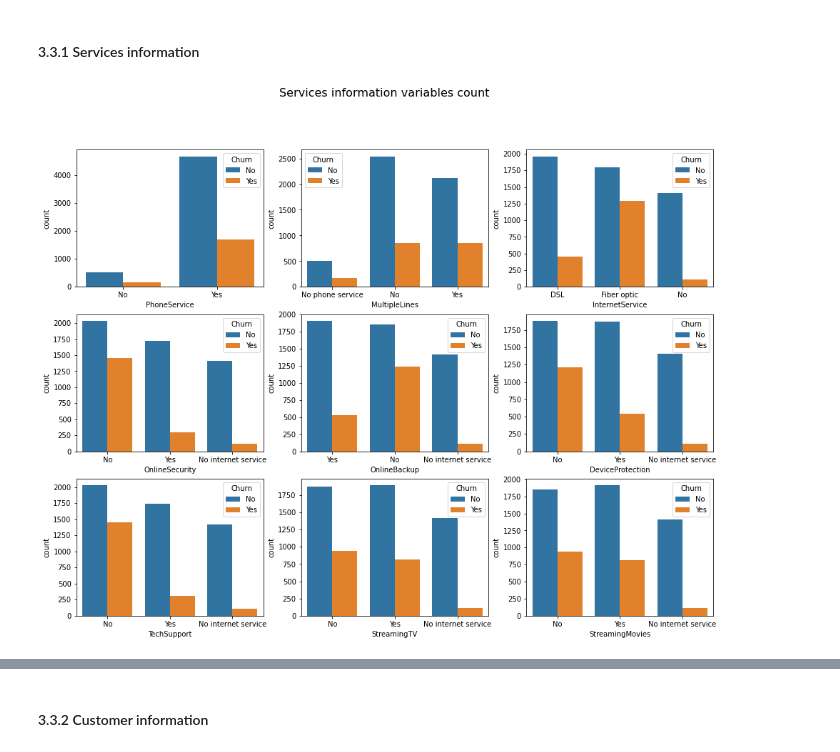
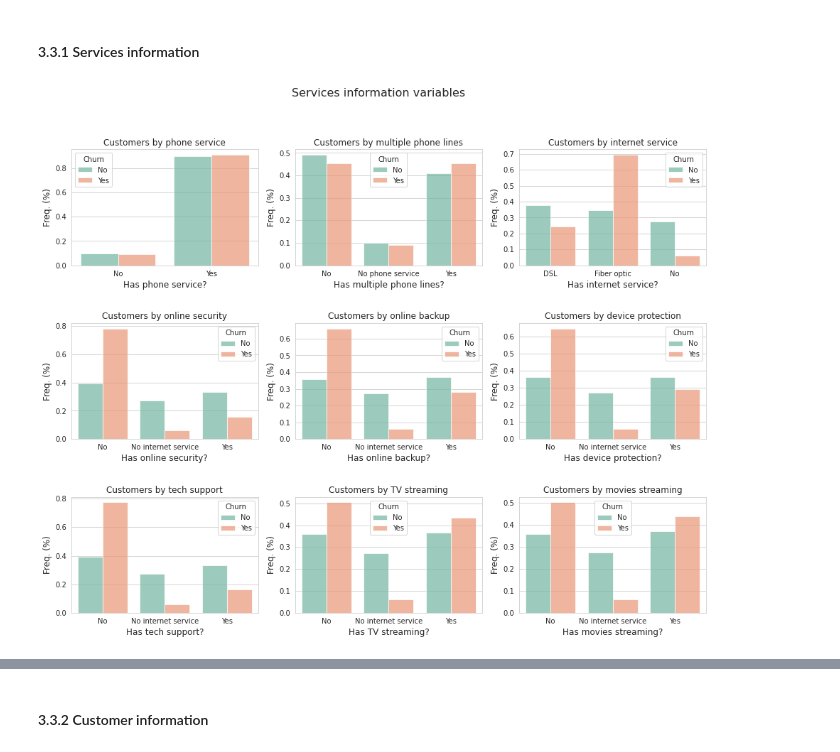
Before and after one commit to manuelcalcada/Telco-Customer-Churn, a Jupyter notebook: 1. EDA/Telco_churn - EDA.ipynb, the cells around one changed output, grey strips where cells are left out. Drawn from its saved outputs; the diff is of its cells as text; code cells hidden in the pictures.

```diff
--- a/1. EDA/Telco_churn - EDA.ipynb
+++ b/1. EDA/Telco_churn - EDA.ipynb
@@ -153,6 +151,8 @@ from google.colab import drive
 pd.options.display.max_columns = None
 np.random.seed(10)
 seed = 10
+sns.set_palette("Set2")
+sns.set_style("whitegrid")
 # %% [markdown]
 ## 2. Data gathering
 # %% [markdown]
@@ -164,5 +164,5 @@ Drive already mounted at /content/drive/; to attempt to forcibly remount, call d
 # %%
-data = pd.read_csv('/content/drive/MyDrive/CHURN/Data/Telco_churn_data.csv', sep = ',') # reading data from csv
+data = pd.read_csv('/content/drive/MyDrive/Kaggle studies/1. Telco Customer Churn/Data/Telco_churn_data.csv', sep = ',') # reading data from csv
 data.head() # show first 5 lines
 # %% [output]
 |  | customerID | gender | SeniorCitizen | Partner | Dependents | tenure | PhoneService | MultipleLines | ... |
@@ -588,17 +588,64 @@ plt.show()
 #### 3.3.1 Services information
 # %%
 fig, axs = plt.subplots(3, 3, figsize=(16, 12))
-sns.countplot(data=data, x="PhoneService", ax=axs[0,0], hue=data.Churn)
-sns.countplot(data=data, x="MultipleLines", ax=axs[0,1], hue=data.Churn)
-sns.countplot(data=data, x="InternetService", ax=axs[0,2], hue=data.Churn)
-sns.countplot(data=data, x="OnlineSecurity", ax=axs[1,0], hue=data.Churn)
-sns.countplot(data=data, x="OnlineBackup", ax=axs[1,1], hue=data.Churn)
-sns.countplot(data=data, x="DeviceProtection", ax=axs[1,2], hue=data.Churn)
-sns.countplot(data=data, x="TechSupport", ax=axs[2,0], hue=data.Churn)
-sns.countplot(data=data, x="StreamingTV", ax=axs[2,1], hue=data.Churn)
-sns.countplot(data=data, x="StreamingMovies", ax=axs[2,2], hue=data.Churn)
-fig.suptitle('Services information variables count', fontsize=16)
+
+freq = (data.groupby(['PhoneService','Churn']).size() / data.groupby(['Churn']).size()).reset_index().rename({0:'Frequência'}, axis=1)
+ax1 = sns.barplot(x='PhoneService', hue='Churn', y='Frequência', data=freq, alpha=0.7, ax=axs[0,0])
+ax1.title.set_text('Customers by phone service')
+ax1.set_xlabel('Has phone service?', fontsize=12)
+ax1.set_ylabel('Freq. (%)', fontsize=12)
+
+freq = (data.groupby(['MultipleLines','Churn']).size() / data.groupby(['Churn']).size()).reset_index().rename({0:'Frequência'}, axis=1)
+ax1 = sns.barplot(x='MultipleLines', hue='Churn', y='Frequência', data=freq, alpha=0.7, ax=axs[0,1])
+ax1.title.set_text('Customers by multiple phone lines')
+ax1.set_xlabel('Has multiple phone lines?', fontsize=12)
+ax1.set_ylabel('Freq. (%)', fontsize=12)
+
+freq = (data.groupby(['InternetService','Churn']).size() / data.groupby(['Churn']).size()).reset_index().rename({0:'Frequência'}, axis=1)
+ax1 = sns.barplot(x='InternetService', hue='Churn', y='Frequência', data=freq, alpha=0.7, ax=axs[0,2])
+ax1.title.set_text('Customers by internet service')
+ax1.set_xlabel('Has internet service?', fontsize=12)
+ax1.set_ylabel('Freq. (%)', fontsize=12)
+
+freq = (data.groupby(['OnlineSecurity','Churn']).size() / data.groupby(['Churn']).size()).reset_index().rename({0:'Frequência'}, axis=1)
+ax1 = sns.barplot(x='OnlineSecurity', hue='Churn', y='Frequência', data=freq, alpha=0.7, ax=axs[1,0])
+ax1.title.set_text('Customers by online security')
+ax1.set_xlabel('Has online security?', fontsize=12)
+ax1.set_ylabel('Freq. (%)', fontsize=12)
+
+freq = (data.groupby(['OnlineBackup','Churn']).size() / data.groupby(['Churn']).size()).reset_index().rename({0:'Frequência'}, axis=1)
+ax1 = sns.barplot(x='OnlineBackup', hue='Churn', y='Frequência', data=freq, alpha=0.7, ax=axs[1,1])
+ax1.title.set_text('Customers by online backup')
+ax1.set_xlabel('Has online backup?', fontsize=12)
+ax1.set_ylabel('Freq. (%)', fontsize=12)
+
+freq = (data.groupby(['DeviceProtection','Churn']).size() / data.groupby(['Churn']).size()).reset_index().rename({0:'Frequência'}, axis=1)
+ax1 = sns.barplot(x='DeviceProtection', hue='Churn', y='Frequência', data=freq, alpha=0.7, ax=axs[1,2])
+ax1.title.set_text('Customers by device protection')
+ax1.set_xlabel('Has device protection?', fontsize=12)
+ax1.set_ylabel('Freq. (%)', fontsize=12)
+
+freq = (data.groupby(['TechSupport','Churn']).size() / data.groupby(['Churn']).size()).reset_index().rename({0:'Frequência'}, axis=1)
+ax1 = sns.barplot(x='TechSupport', hue='Churn', y='Frequência', data=freq, alpha=0.7, ax=axs[2,0])
+ax1.title.set_text('Customers by tech support')
+ax1.set_xlabel('Has tech support?', fontsize=12)
+ax1.set_ylabel('Freq. (%)', fontsize=12)
+
+freq = (data.groupby(['StreamingTV','Churn']).size() / data.groupby(['Churn']).size()).reset_index().rename({0:'Frequência'}, axis=1)
+ax1 = sns.barplot(x='StreamingTV', hue='Churn', y='Frequência', data=freq, alpha=0.7, ax=axs[2,1])
+ax1.title.set_text('Customers by TV streaming')
+ax1.set_xlabel('Has TV streaming?', fontsize=12)
+ax1.set_ylabel('Freq. (%)', fontsize=12)
+
+freq = (data.groupby(['StreamingMovies','Churn']).size() / data.groupby(['Churn']).size()).reset_index().rename({0:'Frequência'}, axis=1)
+ax1 = sns.barplot(x='StreamingMovies', hue='Churn', y='Frequência', data=freq, alpha=0.7, ax=axs[2,2])
+ax1.title.set_text('Customers by movies streaming')
+ax1.set_xlabel('Has movies streaming?', fontsize=12)
+ax1.set_ylabel('Freq. (%)', fontsize=12)
+
+fig.suptitle('Services information variables', fontsize=16)
+fig.subplots_adjust(hspace=.5)
 plt.show()
 # %% [output]
-[figure, old version]
+[figure, new version]
 # %% [markdown]
```
Also changed, not shown: parts of 13 cells of this notebook.
